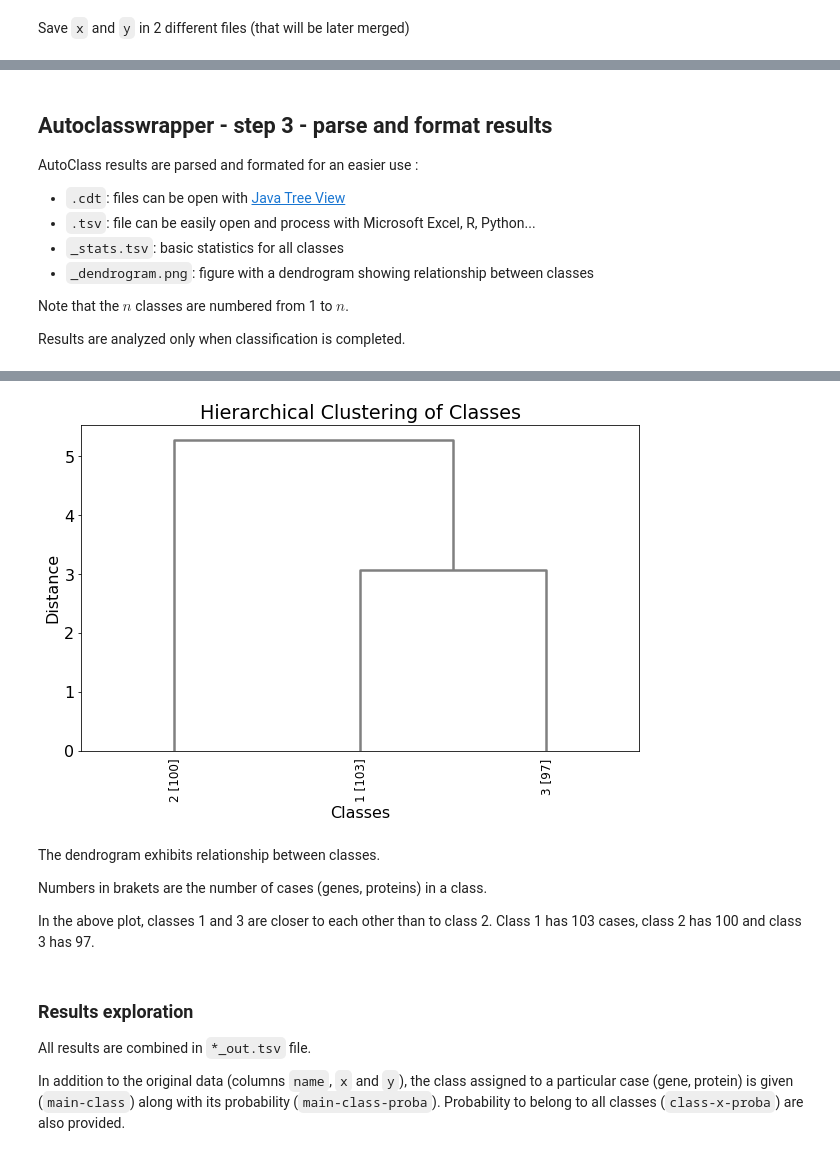
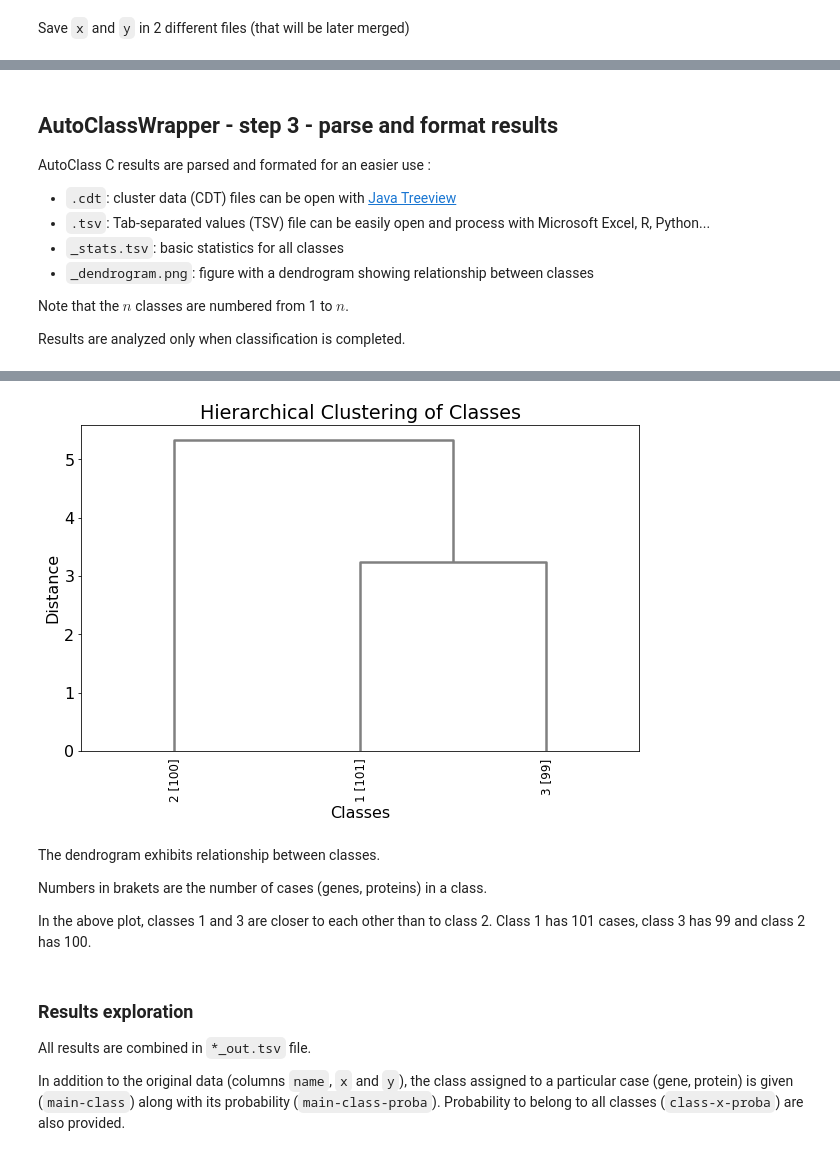
Before and after one commit to pierrepo/autoclasswrapper, a Jupyter notebook: doc/source/notebooks/demo.ipynb, the cells around one changed output, grey strips where cells are left out. Cells and saved outputs as stored; diff of their text form; code cells hidden in the pictures.

```diff
--- a/doc/source/notebooks/demo.ipynb
+++ b/doc/source/notebooks/demo.ipynb
@@ -146,10 +152,10 @@ run.run()
 # %% [markdown]
-## Autoclasswrapper - step 3 - parse and format results
+## AutoClassWrapper - step 3 - parse and format results
 
-AutoClass results are parsed and formated for an easier use :
+AutoClass C results are parsed and formated for an easier use :
 
-- `.cdt`: files can be open with [Java Tree View](http://jtreeview.sourceforge.net/)
-- `.tsv`: file can be easily open and process with Microsoft Excel, R, Python...
+- `.cdt`: cluster data (CDT) files can be open with [Java Treeview](http://jtreeview.sourceforge.net/)
+- `.tsv`: Tab-separated values (TSV) file can be easily open and process with Microsoft Excel, R, Python...
 - `_stats.tsv`: basic statistics for all classes
 - `_dendrogram.png`: figure with a dendrogram showing relationship between classes
 
@@ -160,7 +166,7 @@ Results are analyzed only when classification is completed.
 # %%
 timer = 0
 step = 2
-while not Path("autoclass_run_success").exists():
+while not Path("autoclass-run-success").exists():
     timer += step
     sys.stdout.write("\r")
     sys.stdout.write("Time: {} sec.".format(timer))
@@ -187,10 +192,10 @@ Time: 4 sec.
-[figure, old version]
+[figure, new version]
 # %% [markdown]
 The dendrogram exhibits relationship between classes.
 
 Numbers in brakets are the number of cases (genes, proteins) in a class.
 
-In the above plot, classes 1 and 3 are closer to each other than to class 2. Class 1 has 103 cases, class 2 has 100 and class 3 has 97.
+In the above plot, classes 1 and 3 are closer to each other than to class 2. Class 1 has 101 cases, class 3 has 99 and class 2 has 100.
 # %% [markdown]
 ### Results exploration
 
```
Also changed, not shown: parts of 14 cells of this notebook, 3 other files.
